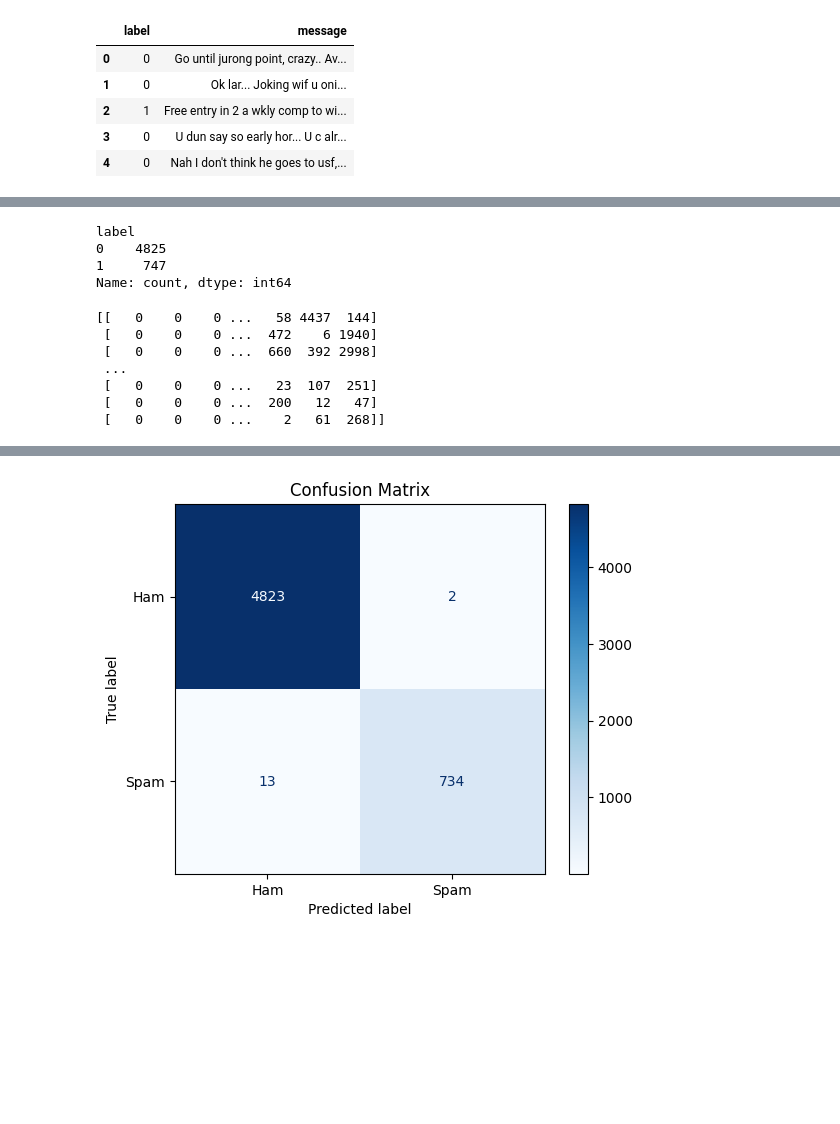
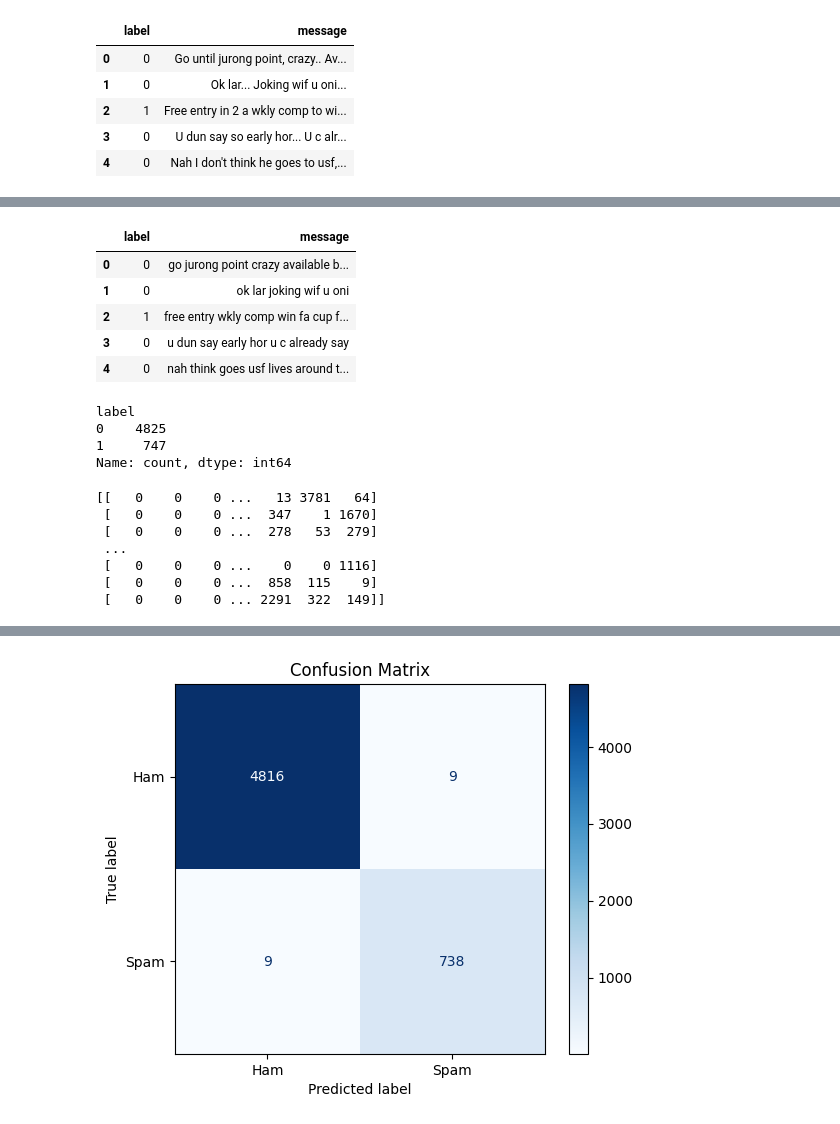
Before and after one commit to alexandruxtrifon/SMSSpamCollection, a Jupyter notebook: SMSSpamCollection.ipynb, the cells around one changed output, grey strips where cells are left out. Cells and saved outputs as stored; diff of their text form; code cells hidden in the pictures; blank space fills up the shorter version.

```diff
--- a/SMSSpamCollection.ipynb
+++ b/SMSSpamCollection.ipynb
@@ -21,3 +21,22 @@ df.head()
 | 2 | 1 | Free entry in 2 a wkly comp to wi... |
 | 3 | 0 | U dun say so early hor... U c alr... |
 | 4 | 0 | Nah I don't think he goes to usf,... |
+# %%
+import re
+import nltk
+from nltk.corpus import stopwords
+
+nltk.download('stopwords')
+stop_words = set(stopwords.words('english'))
+
+def clean_text(text):
+    text = text.lower()
+    text = re.sub(r'http\S+|www\S+|https\S+', '', text, flags=re.MULTILINE)
+    text = re.sub(r'\W', ' ', text)
+    text = re.sub(r'\d+', '', text)
+    text = ' '.join([word for word in text.split() if word not in stop_words])
+    return text
+df['message'] = df['message'].apply(clean_text)
+
+df.head()
+# %% [output]
@@ -24,3 +45,9 @@ df.head()
+|  | label | message |
+| 0 | 0 | go jurong point crazy available b... |
+| 1 | 0 | ok lar joking wif u oni |
+| 2 | 1 | free entry wkly comp win fa cup f... |
+| 3 | 0 | u dun say early hor u c already say |
+| 4 | 0 | nah think goes usf lives around t... |
 # %%
 df['label'].value_counts()
 # %% [output]
@@ -40,11 +67,11 @@ X = tokenizer.texts_to_sequences(X)
 X = pad_sequences(X, maxlen=100)
 print(X)
 # %% [output]
-[[   0    0    0 ...   58 4437  144]
- [   0    0    0 ...  472    6 1940]
- [   0    0    0 ...  660  392 2998]
+[[   0    0    0 ...   13 3781   64]
+ [   0    0    0 ...  347    1 1670]
+ [   0    0    0 ...  278   53  279]
  ...
- [   0    0    0 ...   23  107  251]
- [   0    0    0 ...  200   12   47]
- [   0    0    0 ...    2   61  268]]
+ [   0    0    0 ...    0    0 1116]
+ [   0    0    0 ...  858  115    9]
+ [   0    0    0 ... 2291  322  149]]
 # %%
```
Also changed, not shown: parts of 9 cells of this notebook.
